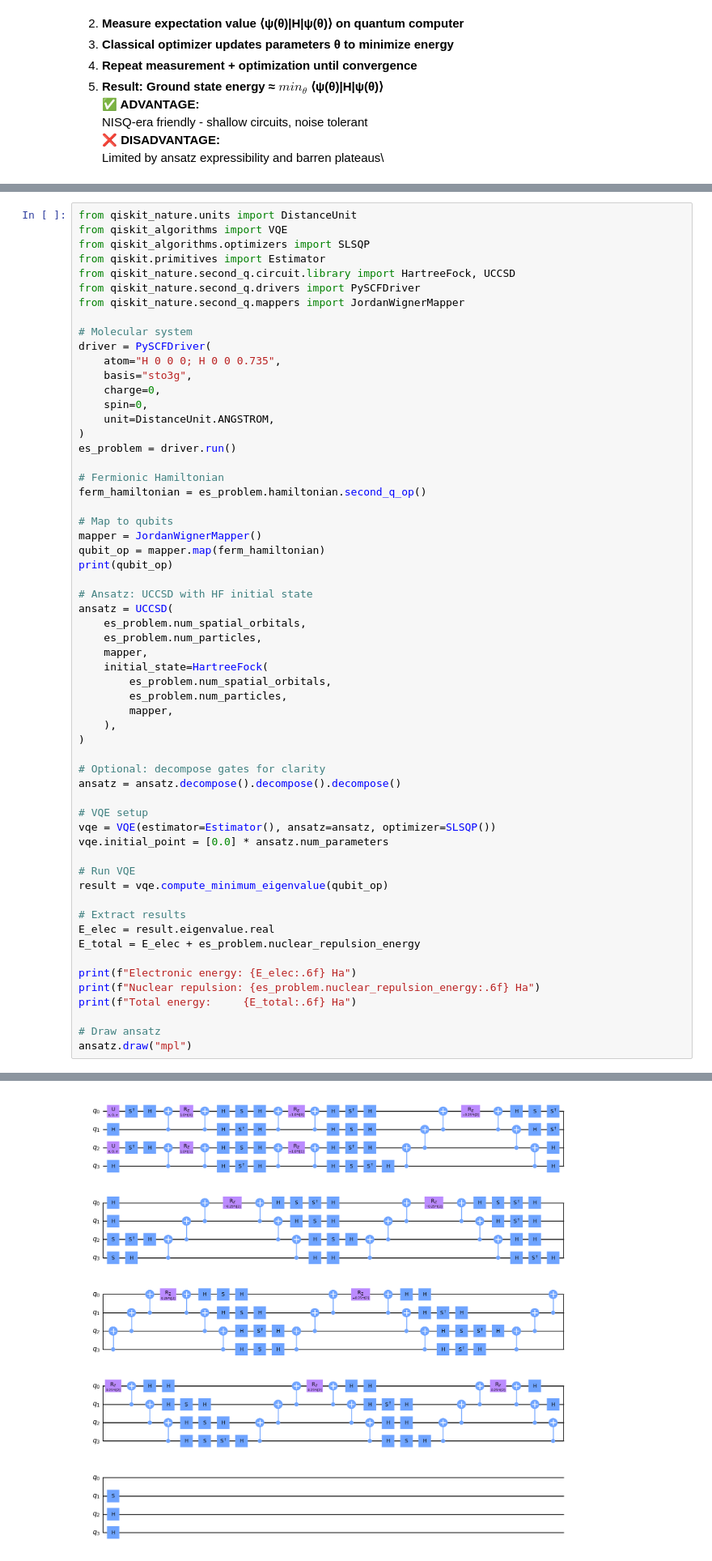
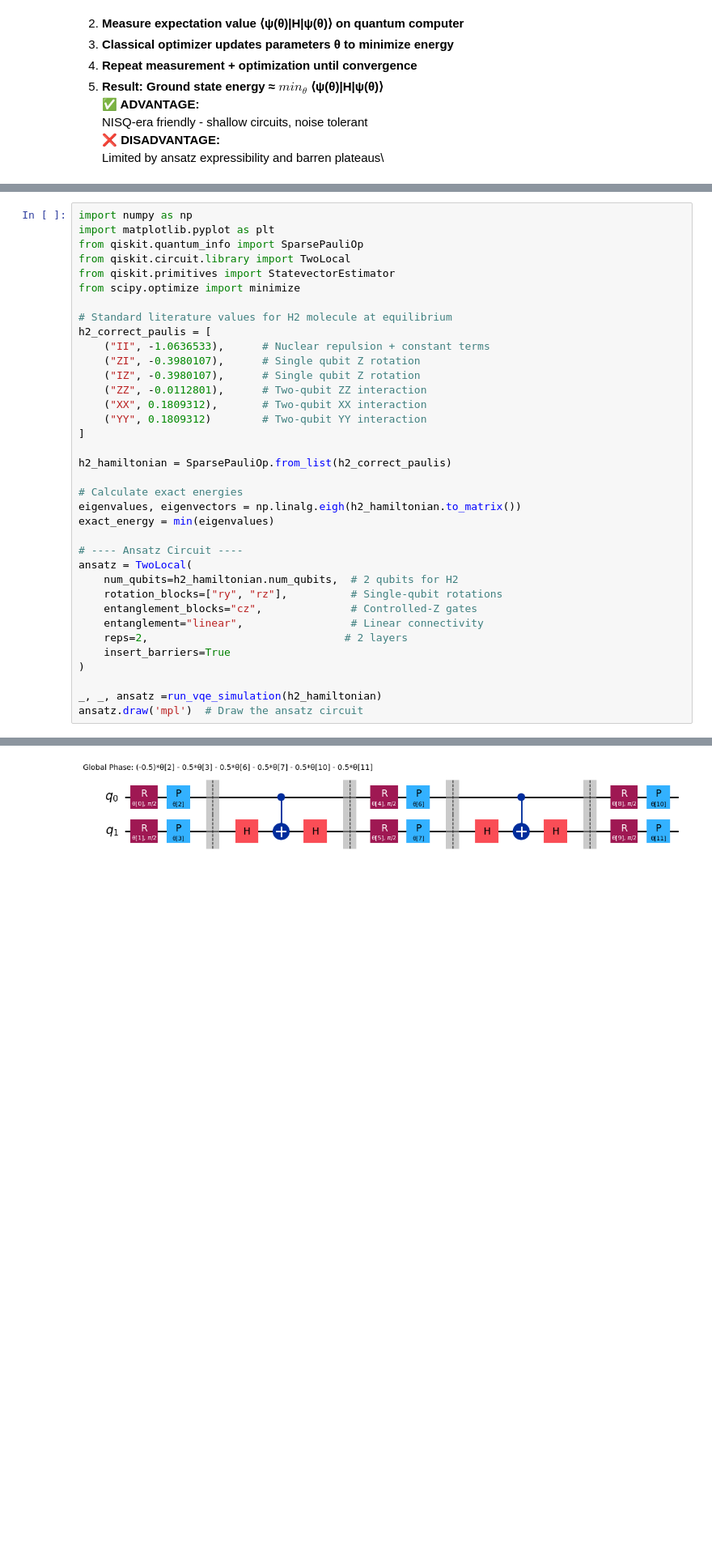
Before and after one commit to mforgo/Quantum-Examples, a Jupyter notebook: Circuits/VQE.ipynb, the cells around one changed output, grey strips where cells are left out. Shown at 81% size. Cells and saved outputs as stored; diff of their text form; blank space fills up the shorter version.

```diff
--- a/Circuits/VQE.ipynb
+++ b/Circuits/VQE.ipynb
@@ -605,60 +672,37 @@ On Linux or Mac run this cell:
 # %%
-from qiskit_nature.units import DistanceUnit
-from qiskit_algorithms import VQE
-from qiskit_algorithms.optimizers import SLSQP
-from qiskit.primitives import Estimator
-from qiskit_nature.second_q.circuit.library import HartreeFock, UCCSD
-from qiskit_nature.second_q.drivers import PySCFDriver
-from qiskit_nature.second_q.mappers import JordanWignerMapper
+import numpy as np
+import matplotlib.pyplot as plt
+from qiskit.quantum_info import SparsePauliOp
+from qiskit.circuit.library import TwoLocal
+from qiskit.primitives import StatevectorEstimator
+from scipy.optimize import minimize
 
-# Molecular system
-driver = PySCFDriver(
-    atom="H 0 0 0; H 0 0 0.735",
-    basis="sto3g",
-    charge=0,
-    spin=0,
-    unit=DistanceUnit.ANGSTROM,
-)
-es_problem = driver.run()
+# Standard literature values for H2 molecule at equilibrium
+h2_correct_paulis = [
+    ("II", -1.0636533),      # Nuclear repulsion + constant terms
+    ("ZI", -0.3980107),      # Single qubit Z rotation
+    ("IZ", -0.3980107),      # Single qubit Z rotation
+    ("ZZ", -0.0112801),      # Two-qubit ZZ interaction
+    ("XX", 0.1809312),       # Two-qubit XX interaction
+    ("YY", 0.1809312)        # Two-qubit YY interaction
+]
 
-# Fermionic Hamiltonian
-ferm_hamiltonian = es_problem.hamiltonian.second_q_op()
+h2_hamiltonian = SparsePauliOp.from_list(h2_correct_paulis)
 
-# Map to qubits
-mapper = JordanWignerMapper()
-qubit_op = mapper.map(ferm_hamiltonian)
-print(qubit_op)
+# Calculate exact energies
+eigenvalues, eigenvectors = np.linalg.eigh(h2_hamiltonian.to_matrix())
+exact_energy = min(eigenvalues)
 
-# Ansatz: UCCSD with HF initial state
-ansatz = UCCSD(
-    es_problem.num_spatial_orbitals,
-    es_problem.num_particles,
-    mapper,
-    initial_state=HartreeFock(
-        es_problem.num_spatial_orbitals,
-        es_problem.num_particles,
-        mapper,
-    ),
+# ---- Ansatz Circuit ----
+ansatz = TwoLocal(
+    num_qubits=h2_hamiltonian.num_qubits,  # 2 qubits for H2
+    rotation_blocks=["ry", "rz"],          # Single-qubit rotations
+    entanglement_blocks="cz",              # Controlled-Z gates
+    entanglement="linear",                 # Linear connectivity
+    reps=2,                               # 2 layers
+    insert_barriers=True
 )
 
-# Optional: decompose gates for clarity
-ansatz = ansatz.decompose().decompose().decompose()
-
-# VQE setup
-vqe = VQE(estimator=Estimator(), ansatz=ansatz, optimizer=SLSQP())
-vqe.initial_point = [0.0] * ansatz.num_parameters
-
-# Run VQE
-result = vqe.compute_minimum_eigenvalue(qubit_op)
-
-# Extract results
-E_elec = result.eigenvalue.real
-E_total = E_elec + es_problem.nuclear_repulsion_energy
-
-print(f"Electronic energy: {E_elec:.6f} Ha")
-print(f"Nuclear repulsion: {es_problem.nuclear_repulsion_energy:.6f} Ha")
-print(f"Total energy:     {E_total:.6f} Ha")
-
-# Draw ansatz
-ansatz.draw("mpl")
+_, _, ansatz =run_vqe_simulation(h2_hamiltonian)
+ansatz.draw('mpl')  # Draw the ansatz circuit
 # %% [output]
@@ -673 +726 @@ Total energy:     -1.137306 Ha
-[figure, old version]
+[figure, new version]
```
Also changed, not shown: parts of 9 cells of this notebook, 2 other files.
